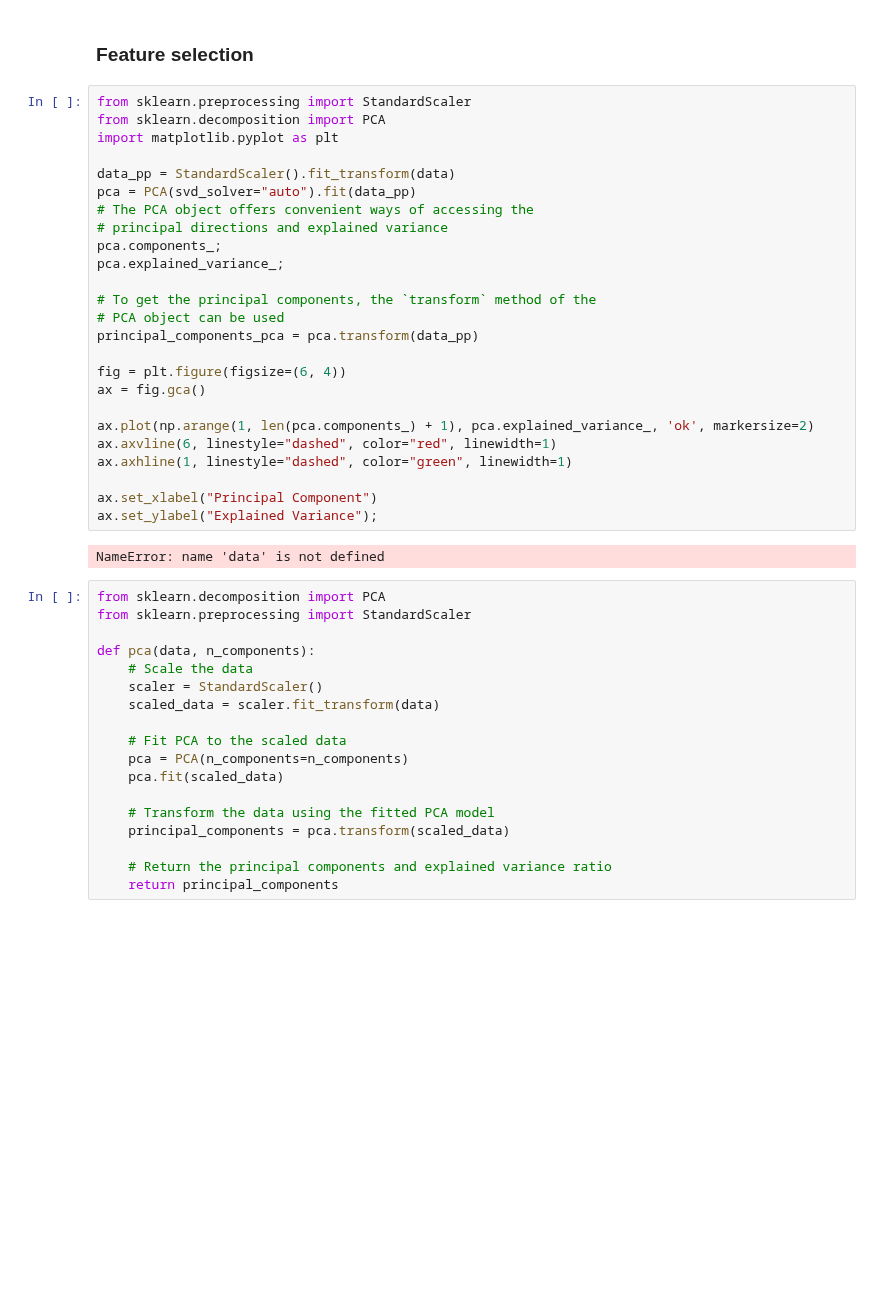
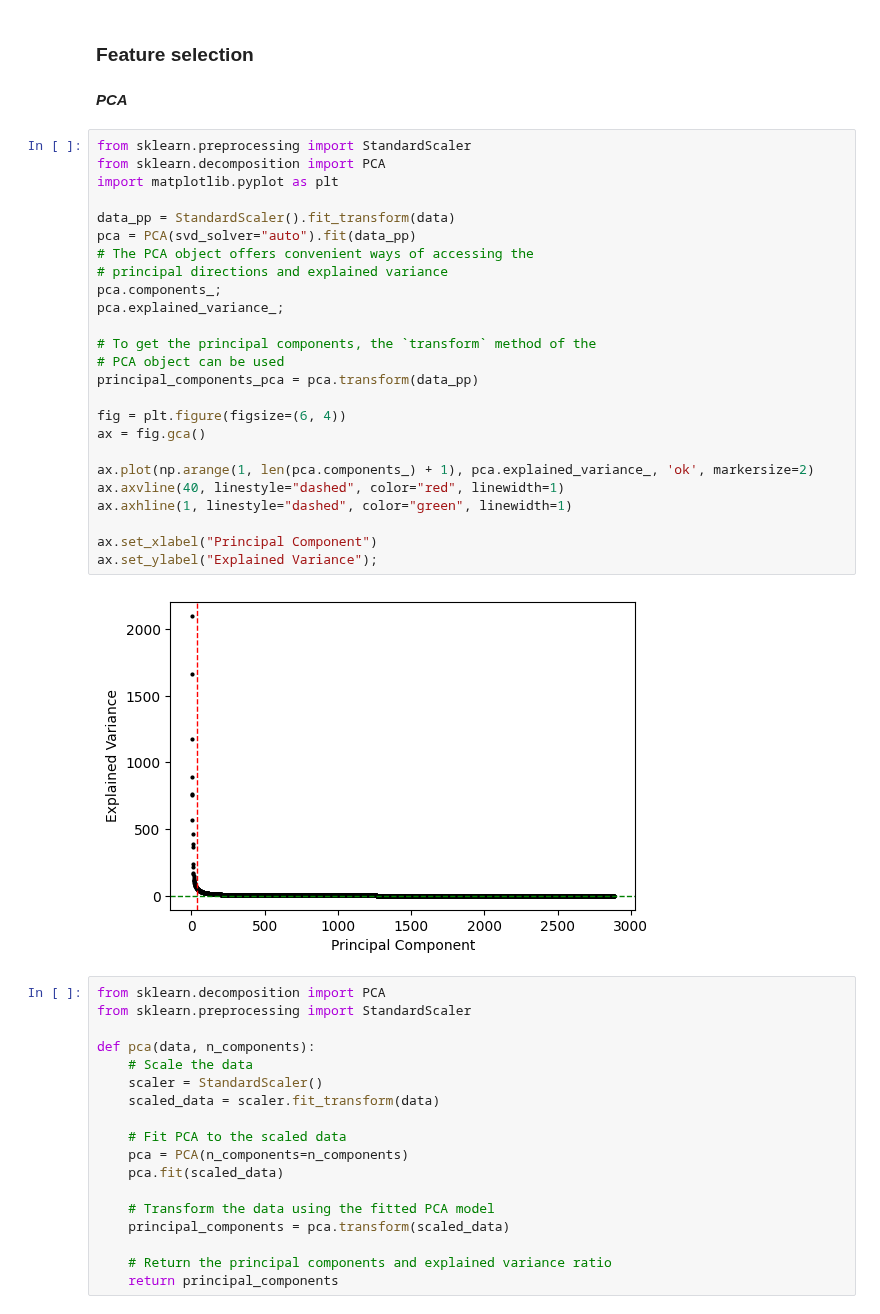
Before and after one commit to maximiliann97/Big-data-MVE441, a Jupyter notebook: Project3_task2.ipynb, the cells around one changed output. Saved outputs shown, nothing was run; the diff lists cells and outputs as text; blank space fills up the shorter version.

```diff
--- a/Project3_task2.ipynb
+++ b/Project3_task2.ipynb
@@ -37,32 +40,34 @@ NameError: name 'np' is not defined
 # %% [markdown]
 ### Feature selection
+# %% [markdown]
+***PCA***
 # %%
 from sklearn.preprocessing import StandardScaler
 from sklearn.decomposition import PCA
 import matplotlib.pyplot as plt
 
 data_pp = StandardScaler().fit_transform(data)
 pca = PCA(svd_solver="auto").fit(data_pp)
 # The PCA object offers convenient ways of accessing the
 # principal directions and explained variance
 pca.components_;
 pca.explained_variance_;
 
 # To get the principal components, the `transform` method of the
 # PCA object can be used
 principal_components_pca = pca.transform(data_pp)
 
 fig = plt.figure(figsize=(6, 4))
 ax = fig.gca()
 
 ax.plot(np.arange(1, len(pca.components_) + 1), pca.explained_variance_, 'ok', markersize=2)
-ax.axvline(6, linestyle="dashed", color="red", linewidth=1)
+ax.axvline(40, linestyle="dashed", color="red", linewidth=1)
 ax.axhline(1, linestyle="dashed", color="green", linewidth=1)
 
 ax.set_xlabel("Principal Component")
 ax.set_ylabel("Explained Variance");
 # %% [output]
-NameError: name 'data' is not defined
+[figure, added]
 # %%
 from sklearn.decomposition import PCA
 from sklearn.preprocessing import StandardScaler
```
Also changed, not shown: parts of 5 cells of this notebook, 1 other file.
